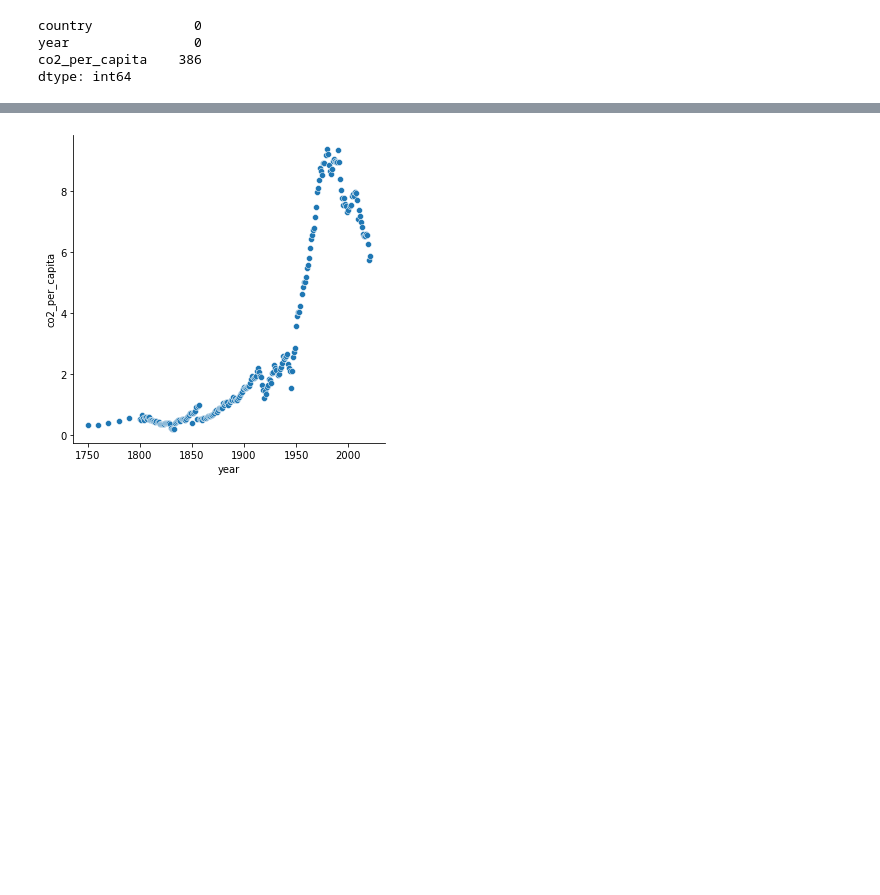
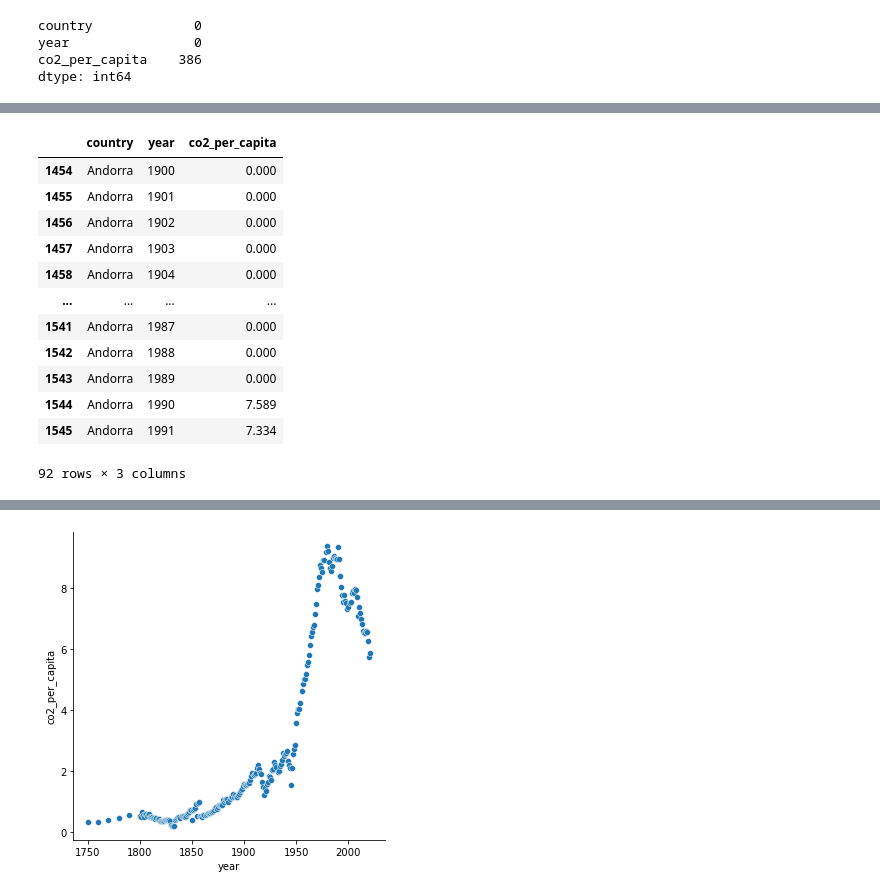
Before and after one commit to L-dos-Santos/final-project, a Jupyter notebook: Untitled1.ipynb, the cells around one changed output, grey strips where cells are left out. Cells and saved outputs as stored; diff of their text form; code cells hidden in the pictures; blank space fills up the shorter version.

```diff
--- a/Untitled1.ipynb
+++ b/Untitled1.ipynb
@@ -92 +108,18 @@ dtype: int64
+# %%
+europe = dataset.interpolate(method='linear', axis=0)
+europe.head(92)
+# %% [output]
+|  | country | year | co2_per_capita |
+| 1454 | Andorra | 1900 | 0.000 |
+| 1455 | Andorra | 1901 | 0.000 |
+| 1456 | Andorra | 1902 | 0.000 |
+| 1457 | Andorra | 1903 | 0.000 |
+| 1458 | Andorra | 1904 | 0.000 |
+| ... | ... | ... | ... |
+| 1541 | Andorra | 1987 | 0.000 |
+| 1542 | Andorra | 1988 | 0.000 |
+| 1543 | Andorra | 1989 | 0.000 |
+| 1544 | Andorra | 1990 | 7.589 |
+| 1545 | Andorra | 1991 | 7.334 |
+92 rows × 3 columns
 # %%
```
Also changed, not shown: parts of 5 cells of this notebook.
